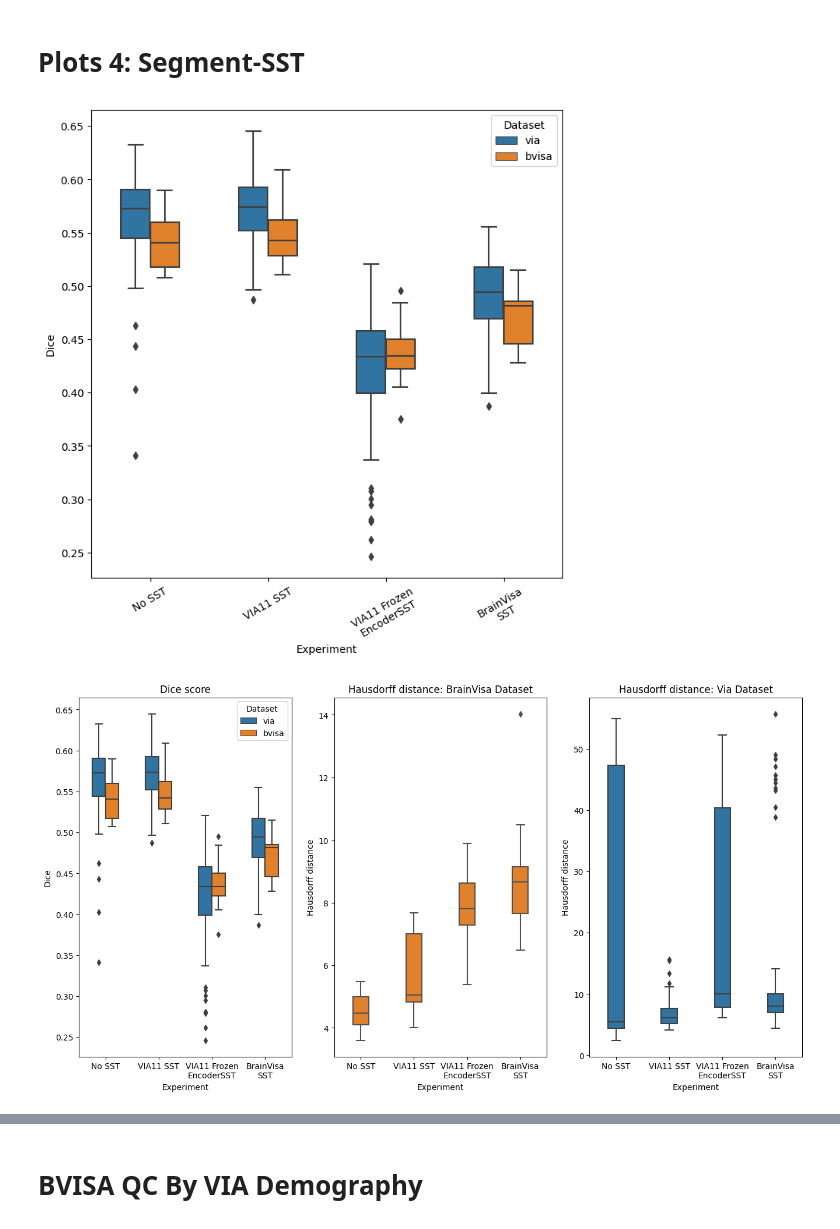
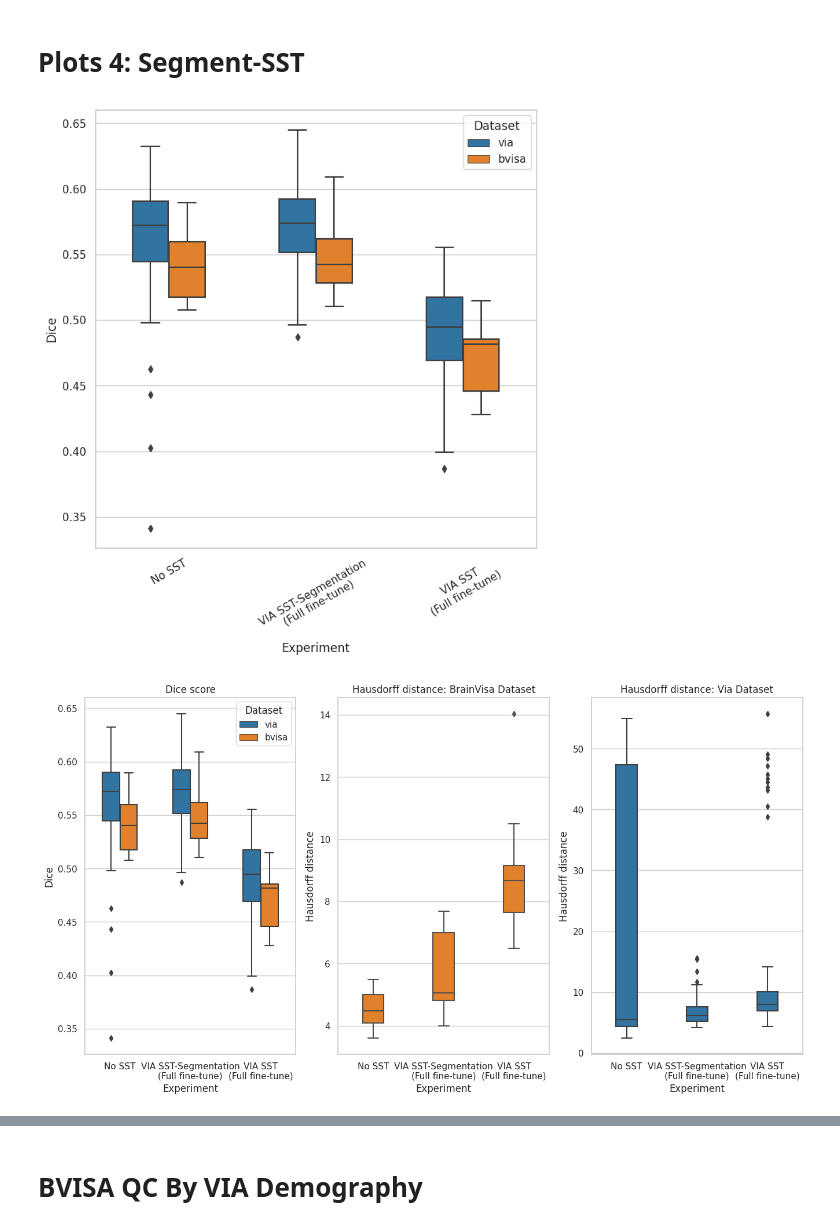
Before and after one commit to Vivikar/central-sulcus-analysis, a Jupyter notebook: notebooks/16_GenerateReportPlotsTables.ipynb, the cells around one changed output, grey strips where cells are left out. Drawn from its saved outputs; the diff is of its cells as text; code cells hidden in the pictures.

```diff
--- a/notebooks/16_GenerateReportPlotsTables.ipynb
+++ b/notebooks/16_GenerateReportPlotsTables.ipynb
@@ -13,6 +13,17 @@ import seaborn as sns
 import matplotlib.pyplot as plt
 
 from collections import Counter
+# %%
+import pandas as pd
+import seaborn as sns
+import os
+import matplotlib.pyplot as plt
+#sns.set(style="darkgrid")
+#sns.set(style="whitegrid")
+#sns.set_style("white")
+sns.set(style="whitegrid")
+import matplotlib.collections as clt
+import ptitprince as pt
 # %%
 viapath = Path('/mrhome/vladyslavz/git/central-sulcus-analysis/data/via11/nobackup/segm_results/skull_stripped_images')
 bvisapath = Path('/mrhome/vladyslavz/git/central-sulcus-analysis/data/brainvisa_results/nobackup')
@@ -91,9 +102,12 @@ for exp in aggregate_results.index:
 merged_dfs = pd.concat(merged_dfs)
 merged_dfs = merged_dfs.rename(columns={'dice':'Dice', 'hausdorff_distance':'Hausdorff distance'})
 # %%
-sns.set_palette('tab10')
+sns.set_palette('muted')
 # %% [markdown]
 # Plots 1: NoSST-BVISA
+# %%
+plt.rcParams['font.size']  = 25
+sns.set_context("notebook", font_scale=1.5)
 # %%
 filter_ds = None #'via'
 experiments2select = ['CS1x_noSST_noSynthAugm_monaiUnet',
@@ -256,19 +406,19 @@ filter_ds = None #'via'
 #                       'CS1x_via11simBVISASST_tverskyLoss_monaBasicUnet-frozenEncoder-MaxPool':'Via SST MaxPool'}
 
 experiments2select = ['CS1x_noSST_tverskyLoss_monaBasicUnet-fullTraining',
-                      'CS1x_bvisaSST_tverskyLoss_monaBasicUnet-fullFinetune',
+                    #   'CS1x_bvisaSST_tverskyLoss_monaBasicUnet-fullFinetune',
                       'CS1x_via11simBVISASST_tverskyLoss_monaBasicUnet-fullFinetune-MaxPool',
                       'CS1x_via11simBVISASST_tverskyLoss_monaBasicUnet-frozenEncoder-MaxPool',
-                      'CS1x_bvisaSST_tverskyLoss_monaBasicUnet-frozenEncoder',
+                    #   'CS1x_bvisaSST_tverskyLoss_monaBasicUnet-frozenEncoder',
 
 ]
 
 
 experiments2rename = {'CS1x_noSST_tverskyLoss_monaBasicUnet-fullTraining':'No SST',
-                      'CS1x_bvisaSST_tverskyLoss_monaBasicUnet-fullFinetune':'BrainVisa Full fine-tune SST',
-                      'CS1x_bvisaSST_tverskyLoss_monaBasicUnet-frozenEncoder':'BrainVisa Frozen Encoder SST',
-                      'CS1x_via11simBVISASST_tverskyLoss_monaBasicUnet-fullFinetune-MaxPool':'Via Full fine tune SST',
-                      'CS1x_via11simBVISASST_tverskyLoss_monaBasicUnet-frozenEncoder-MaxPool':'Via Frozen Encoder SST',
+                    #   'CS1x_bvisaSST_tverskyLoss_monaBasicUnet-fullFinetune':'BrainVisa Full fine-tune SST',
+                    #   'CS1x_bvisaSST_tverskyLoss_monaBasicUnet-frozenEncoder':'BrainVisa Frozen Encoder SST',
+                      'CS1x_via11simBVISASST_tverskyLoss_monaBasicUnet-fullFinetune-MaxPool':'VIA SST\n(Full fine-tune)',
+                      'CS1x_via11simBVISASST_tverskyLoss_monaBasicUnet-frozenEncoder-MaxPool':'VIA SST\n(Frozen Encoder)',
                      }
 
 
@@ -319,12 +540,16 @@ experiments2select = ['CS2x_via11SegmSST_monaiUnet-fullFinetune',
                     #   'CS2x_via11SegmSST_monaiUnet-frozenEncoder',
                       'CS2x_noSST_monaiUnet-fullFinetune',
                       'CS2x_bvisaSST_monaiUnet-fullFinetune',
-                      'CS2x_via11SegmSST_monaiUnet-frozenEncoder']
+                    #   'CS2x_via11SegmSST_monaiUnet-frozenEncoder'
+                      ]
 
-experiments2rename = {'CS2x_via11SegmSST_monaiUnet-fullFinetune': 'VIA11 SST',
+experiments2rename = {'CS2x_via11SegmSST_monaiUnet-fullFinetune': 'VIA SST-Segmentation\n(Full fine-tune)',
                       'CS2x_noSST_monaiUnet-fullFinetune': 'No SST',
-                      'CS2x_bvisaSST_monaiUnet-fullFinetune':'BrainVisa\nSST',
-                       'CS2x_via11SegmSST_monaiUnet-frozenEncoder':'VIA11 Frozen\nEncoderSST',}
+                      'CS2x_bvisaSST_monaiUnet-fullFinetune':'VIA SST\n(Full fine-tune)',
+                      #  'CS2x_via11SegmSST_monaiUnet-frozenEncoder':'VIA SST\n(Frozen Encoder)',
+                       }
+
+
 
 
 if experiments2select:
@@ -337,32 +562,32 @@ if filter_ds:
 else:
     plot_df = plot_df
 
 fig = plt.figure(figsize=(8, 8))
 sns.boxplot(data=plot_df, hue='Dataset', y='Dice', x='Experiment',
             width =0.5)
 plt.xticks(rotation=30)
 plt.show()
 
 fig, ax = plt.subplots(1, 3, figsize=(16, 8))
 sns.boxplot(data=plot_df, hue='Dataset', y='Dice', x='Experiment',
             width =0.5, ax=ax[0])
 plt.xticks(rotation=0)
 # plt.show()
 
 # fig, ax = plt.subplots(2, 1, figsize=(8, 16))
 plot_df1 = plot_df[plot_df.Dataset == 'via']
 plot_df2 = plot_df[plot_df.Dataset == 'bvisa']
 plt.xticks(rotation=0)
 sns.boxplot(data=plot_df2,
             y='Hausdorff distance', x='Experiment',width=0.3,
             ax = ax[1], color=sns.palettes.color_palette('tab10')[1])
 sns.boxplot(data=plot_df1,
             y='Hausdorff distance', x='Experiment', width=0.3,
             ax = ax[2],  color=sns.palettes.color_palette('tab10')[0])
 ax[0].set_title('Dice score')
 ax[1].set_title('Hausdorff distance: BrainVisa Dataset')
 ax[2].set_title('Hausdorff distance: Via Dataset')
 plt.show()
 # %% [output]
-[figure, old version]
+[figure, new version]
-[figure, old version]
+[figure, new version]
```
Also changed, not shown: parts of 14 cells of this notebook, 13 other files.
